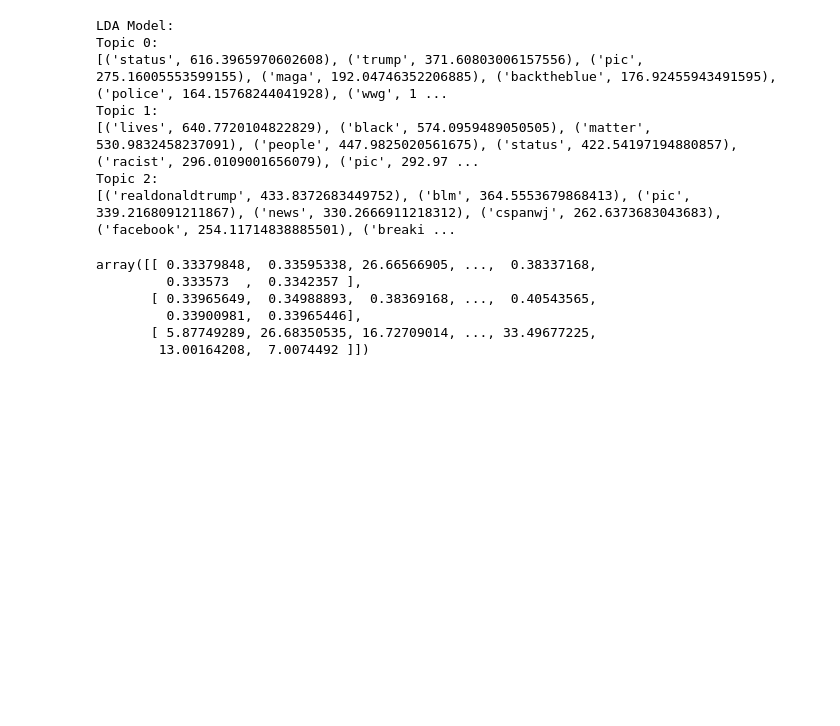
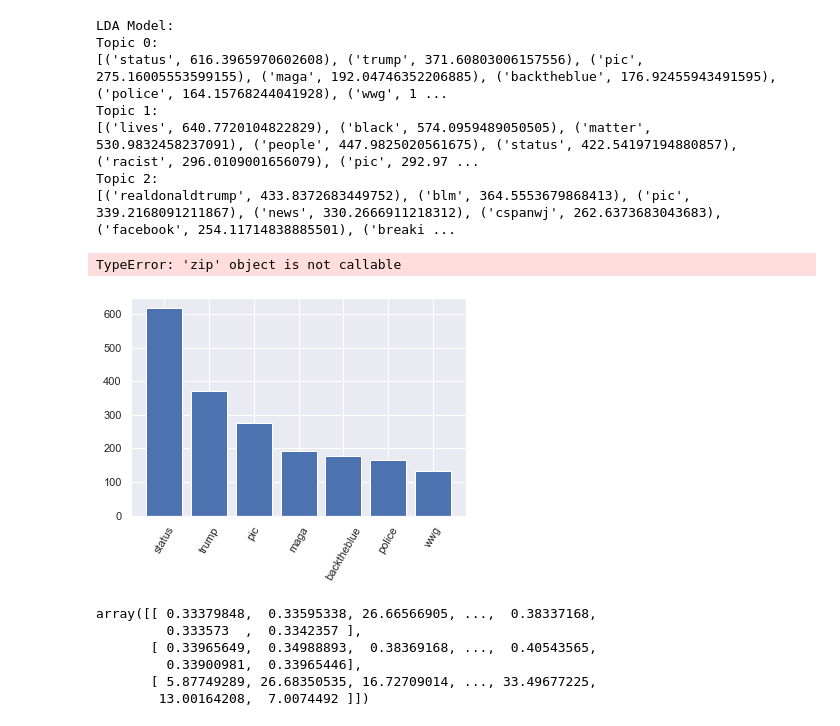
Before and after one commit to halujeff5/Depression_Analysis_Proj, a Jupyter notebook: Modeling_NB_NLP.ipynb, the cells around one changed output. Cells and saved outputs as stored; diff of their text form; code cells hidden in the pictures; blank space fills up the shorter version.

Commit message:
LDA graphs

```diff
--- a/Modeling_NB_NLP.ipynb
+++ b/Modeling_NB_NLP.ipynb
@@ -820,6 +852,25 @@ Topic 1:
 [('lives', 640.7720104822829), ('black', 574.0959489050505), ('matter', 530.9832458237091), ('people', 447.9825020561675), ('status', 422.54197194880857), ('racist', 296.0109001656079), ('pic', 292.97 ...
 Topic 2:
 [('realdonaldtrump', 433.8372683449752), ('blm', 364.5553679868413), ('pic', 339.2168091211867), ('news', 330.2666911218312), ('cspanwj', 262.6373683043683), ('facebook', 254.11714838885501), ('breaki ...
+# %%
+for topic in lda.components_:
+    print(dict(zip(vectorizer.get_feature_names(), topic))
+# %% [output]
+TypeError: 'zip' object is not callable
+# %%
+a= dict(zip(vectorizer.get_feature_names(), lda.components_[0]))
+# %%
+sort_ordersa = sorted(a.items(), key=lambda x: x[1], reverse=True)
+# %%
+#POSITIVE SENTIMENT
+a=dict(sort_ordersa[0:7])
+F, G = zip(*a.items()) # unpack a list of pairs into two tuples
+
+plt.bar(F, G)
+plt.xticks(rotation=60)
+plt.show()
+# %% [output]
+[figure, added]
 # %%
 lda.components_
 # %% [output]
```
Also changed, not shown: parts of 8 cells of this notebook.
